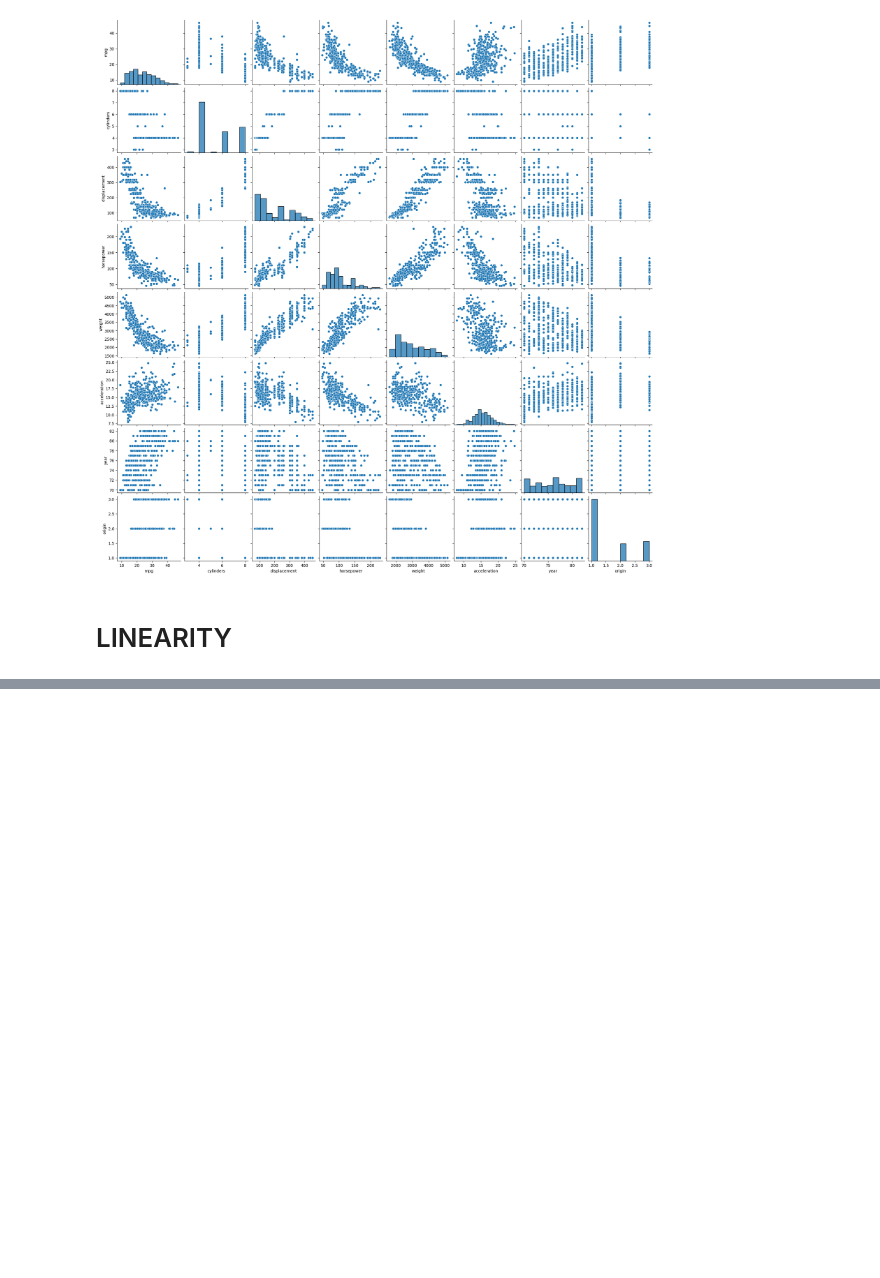
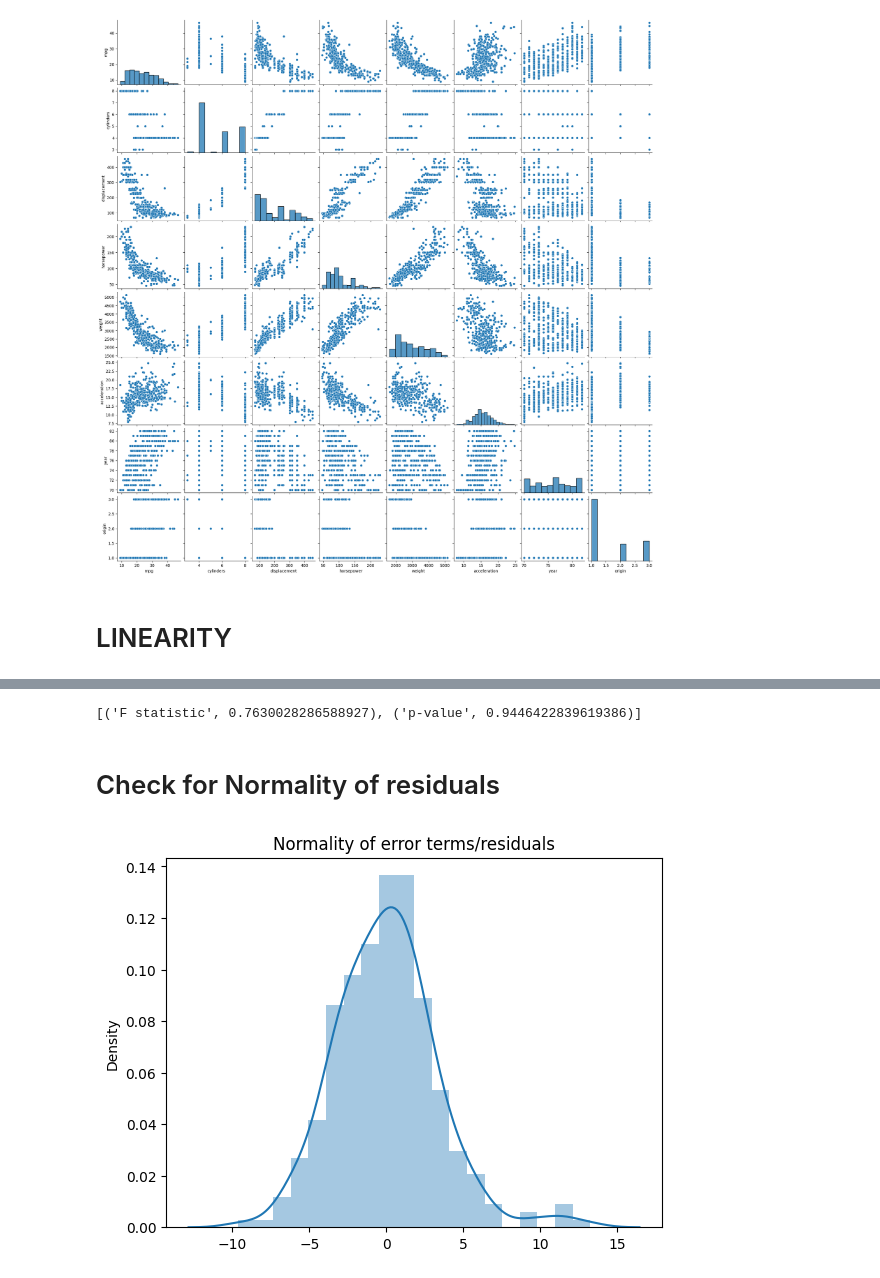
Before and after one commit to MikolajTym/TestAusmptionsOfLinearRegression, a Jupyter notebook: Test linear regression.ipynb, the cells around one changed output, grey strips where cells are left out. Drawn from its saved outputs; the diff is of its cells as text; code cells hidden in the pictures; blank space fills up the shorter version.

```diff
--- a/Test linear regression.ipynb
+++ b/Test linear regression.ipynb
@@ -70,0 +126,8 @@ ValueError: could not convert string to float: '?'
+# %%
+import statsmodels.stats.api as sms
+from statsmodels.compat import lzip
+name = ['F statistic', 'p-value']
+test = sms.het_goldfeldquandt(residuals, X_train)
+lzip(name, test)
+# %% [output]
+[('F statistic', 0.7630028286588927), ('p-value', 0.9446422839619386)]
@@ -70,0 +136,7 @@ ValueError: could not convert string to float: '?'
+# %% [markdown]
+# Check for Normality of residuals
+# %%
+p = sns.distplot(residuals,kde=True)
+p = plt.title('Normality of error terms/residuals')
+# %% [output]
+[figure, added]
```
Also changed, not shown: parts of 20 cells of this notebook, 1 other file.
